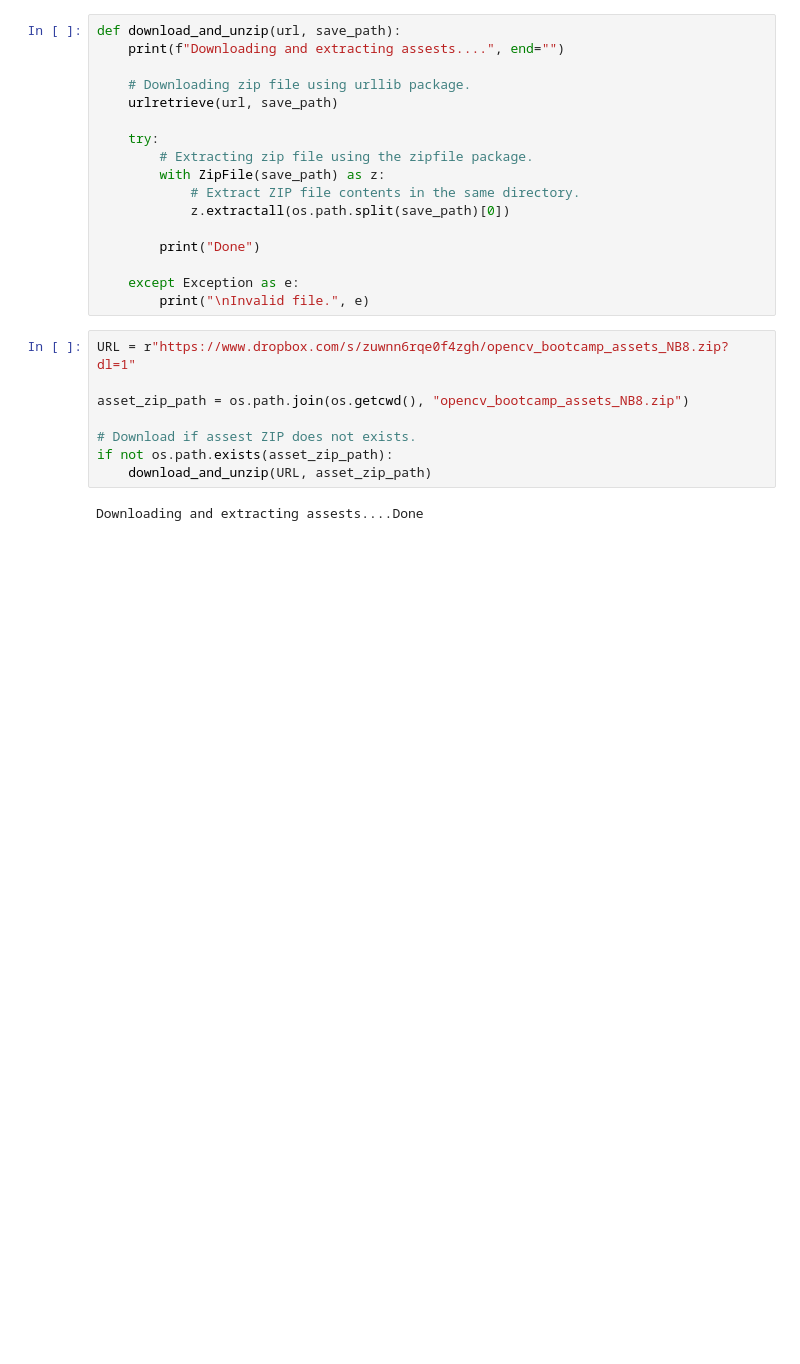
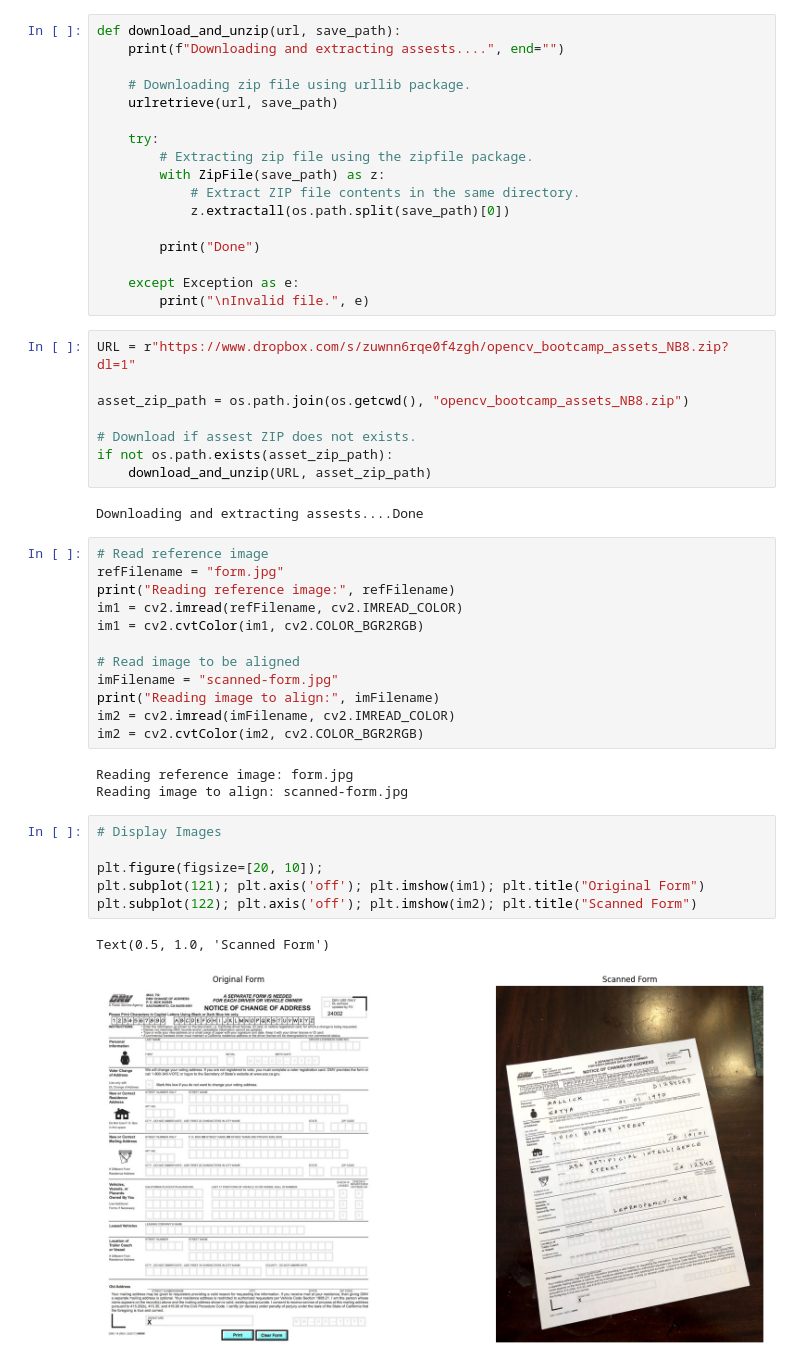
Before and after one commit to pereruannabaala/Image_Alignment, a Jupyter notebook: Image_Features_&_Alignment.ipynb, the cells around one changed output. Drawn from its saved outputs; the diff is of its cells as text; blank space fills up the shorter version.

```diff
--- a/Image_Features_&_Alignment.ipynb
+++ b/Image_Features_&_Alignment.ipynb
@@ -36,3 +38,27 @@ if not os.path.exists(asset_zip_path):
     download_and_unzip(URL, asset_zip_path)
 # %% [output]
 Downloading and extracting assests....Done
+# %%
+# Read reference image
+refFilename = "form.jpg"
+print("Reading reference image:", refFilename)
+im1 = cv2.imread(refFilename, cv2.IMREAD_COLOR)
+im1 = cv2.cvtColor(im1, cv2.COLOR_BGR2RGB)
+
+# Read image to be aligned
+imFilename = "scanned-form.jpg"
+print("Reading image to align:", imFilename)
+im2 = cv2.imread(imFilename, cv2.IMREAD_COLOR)
+im2 = cv2.cvtColor(im2, cv2.COLOR_BGR2RGB)
+# %% [output]
+Reading reference image: form.jpg
+Reading image to align: scanned-form.jpg
+# %%
+# Display Images
+
+plt.figure(figsize=[20, 10]);
+plt.subplot(121); plt.axis('off'); plt.imshow(im1); plt.title("Original Form")
+plt.subplot(122); plt.axis('off'); plt.imshow(im2); plt.title("Scanned Form")
+# %% [output]
+Text(0.5, 1.0, 'Scanned Form')
+[figure, added]
```
Also changed, not shown: parts of 1 cell of this notebook.
